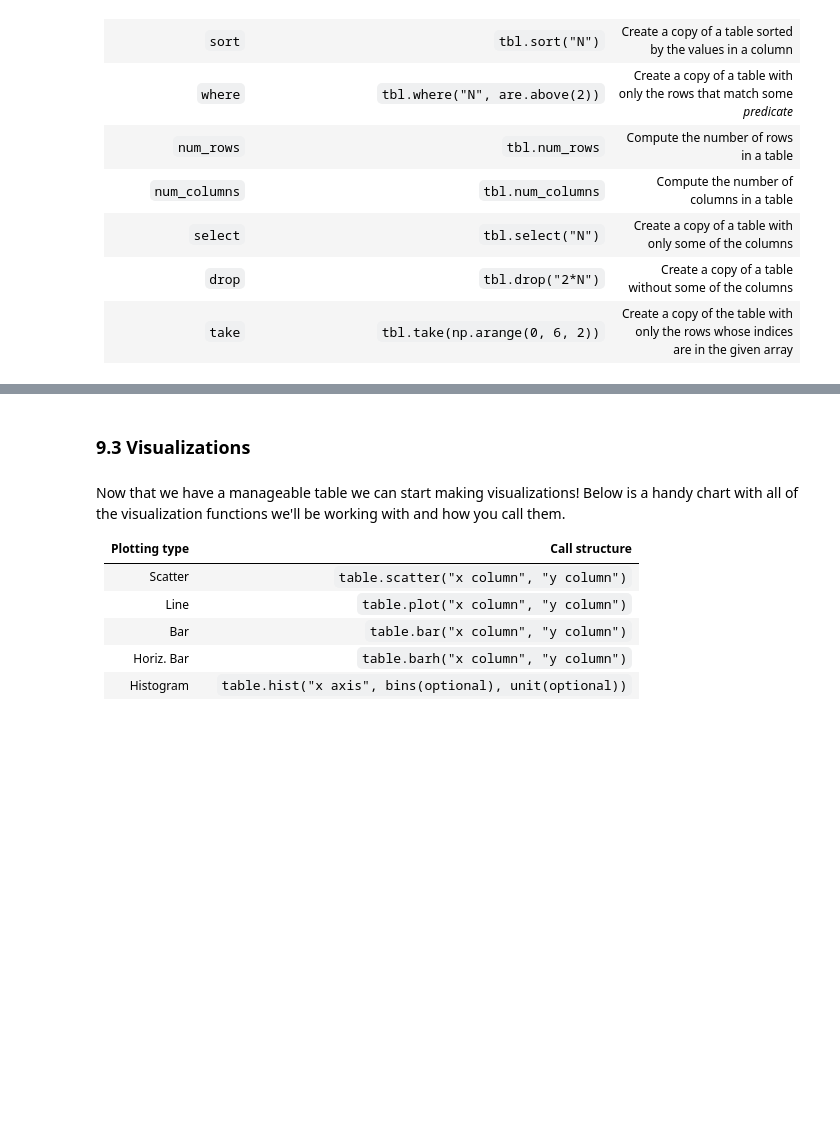
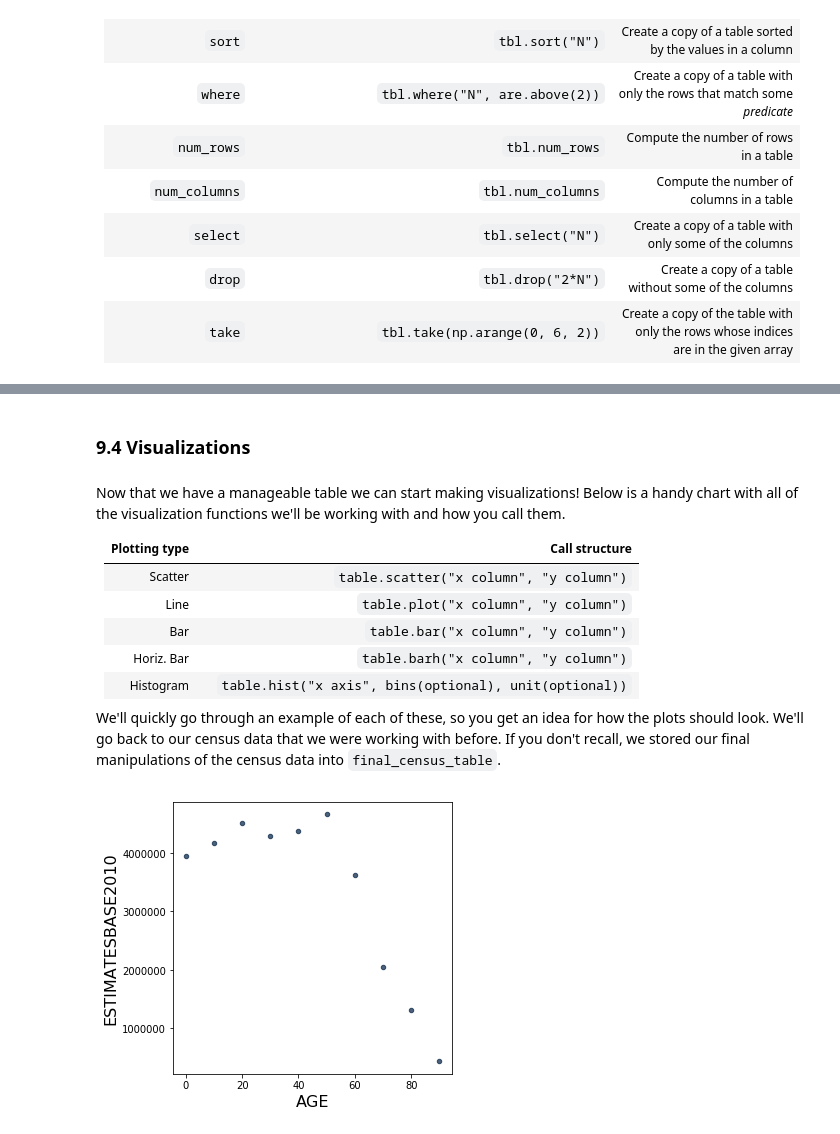
Before and after one commit to ds-modules/GWS-131, a Jupyter notebook: 01-Intro.ipynb, the cells around one changed output, grey strips where cells are left out. Cells and saved outputs as stored; diff of their text form; code cells hidden in the pictures; blank space fills up the shorter version.

Commit message:
Mariah added tables & vis parts

```diff
--- a/01-Intro.ipynb
+++ b/01-Intro.ipynb
@@ -440,5 +511,5 @@ For your reference, here's a table of all the useful `Table` functions we've use
 # %% [markdown]
-### 9.3 Visualizations
+### 9.4 Visualizations
 # %% [markdown]
 Now that we have a manageable table we can start making visualizations! Below is a handy chart with all of the visualization functions we'll be working with and how you call them.
 
@@ -449,3 +520,10 @@ Now that we have a manageable table we can start making visualizations! Below is
 |Bar | | `table.bar("x column", "y column")` |
 |Horiz. Bar | | `table.barh("x column", "y column")` |
 |Histogram | | `table.hist("x axis", bins(optional), unit(optional))` |
+
+
+We'll quickly go through an example of each of these, so you get an idea for how the plots should look. We'll go back to our census data that we were working with before. If you don't recall, we stored our final manipulations of the census data into `final_census_table`.
+# %%
+final_census_table.scatter("AGE", "ESTIMATESBASE2010")
+# %% [output]
+[figure, added]
```
Also changed, not shown: parts of 19 cells of this notebook.
